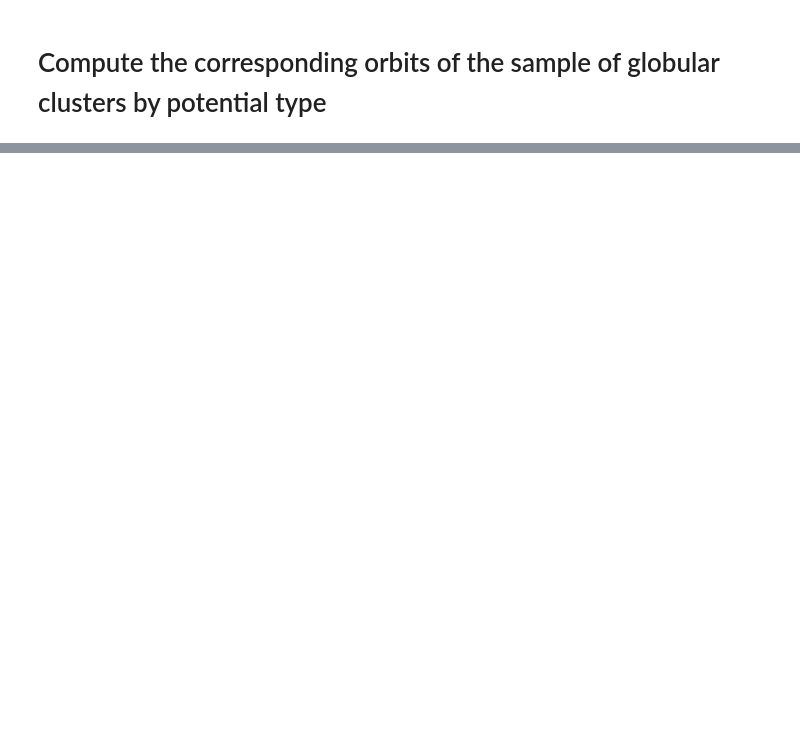
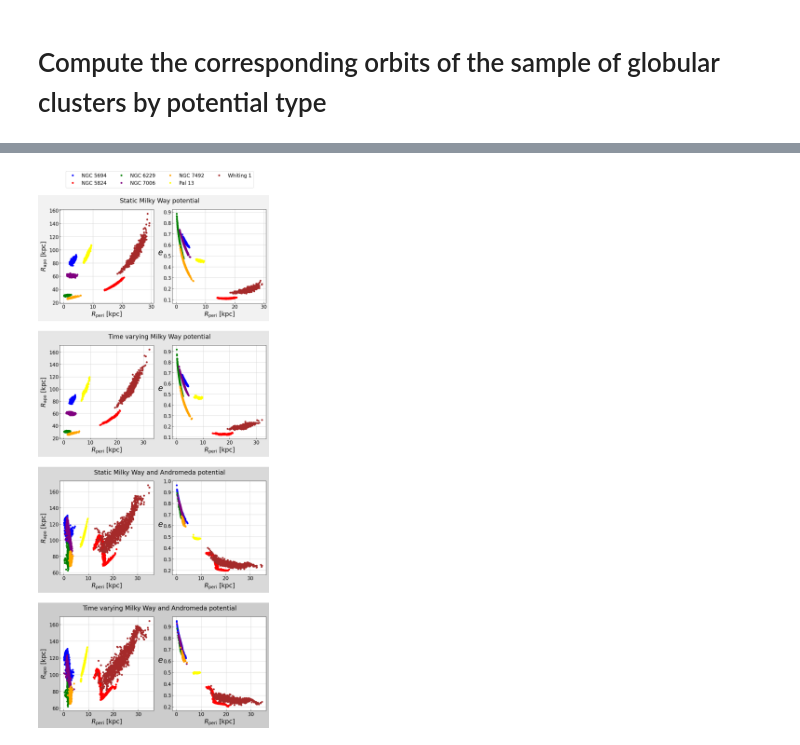
Before and after one commit to LCIJ/TTB2024, a Jupyter notebook: Monte_Carlo_simulations_orbits.ipynb, the cells around one changed output, grey strips where cells are left out. Cells and saved outputs as stored; diff of their text form; code cells hidden in the pictures; blank space fills up the shorter version.

```diff
--- a/Monte_Carlo_simulations_orbits.ipynb
+++ b/Monte_Carlo_simulations_orbits.ipynb
@@ -2621,0 +2476,66 @@ df
+# %%
+# Define colors and labels globally
+colors = ['blue', 'red', 'green', 'purple', 'orange', 'yellow', 'brown']
+labels = ['NGC 5694', 'NGC 5824', 'NGC 6229', 'NGC 7006', 'NGC 7492', 'Pal 13', 'Whiting 1']
+
+# Data variables (replace with your actual data)
+Rperi_data = [[Rperi_11, Rperi_12, Rperi_13, Rperi_14, Rperi_15, Rperi_16, Rperi_17],
+              [Rperi_21, Rperi_22, Rperi_23, Rperi_24, Rperi_25, Rperi_26, Rperi_27],
+              [Rperi_31, Rperi_32, Rperi_33, Rperi_34, Rperi_35, Rperi_36, Rperi_37],
+              [Rperi_41, Rperi_42, Rperi_43, Rperi_44, Rperi_45, Rperi_46, Rperi_47]]
+Rapo_data = [[Rapo_11, Rapo_12, Rapo_13, Rapo_14, Rapo_15, Rapo_16, Rapo_17],
+             [Rapo_21, Rapo_22, Rapo_23, Rapo_24, Rapo_25, Rapo_26, Rapo_27],
+             [Rapo_31, Rapo_32, Rapo_33, Rapo_34, Rapo_35, Rapo_36, Rapo_37],
+             [Rapo_41, Rapo_42, Rapo_43, Rapo_44, Rapo_45, Rapo_46, Rapo_47]]
+el_data = [[el_11, el_12, el_13, el_14, el_15, el_16, el_17],
+           [el_21, el_22, el_23, el_24, el_25, el_26, el_27],
+           [el_31, el_32, el_33, el_34, el_35, el_36, el_37],
+           [el_41, el_42, el_43, el_44, el_45, el_46, el_47]]
+
+# Set up figure and subfigures
+fig = plt.figure(figsize=(12, 24))
+subfig_titles = ['Static Milky Way potential', 'Time varying Milky Way potential',
+                 'Static Milky Way and Andromeda potential', 'Time varying Milky Way and Andromeda potential']
+facecolors = ['0.95', '0.90', '0.85', '0.80']
+subfigs = fig.subfigures(4, 1, hspace=0.08)
+
+def setup_ax(ax, xlabel, ylabel, labelsize=20, grid_color='0.8'):
+    """Set up axis labels, grid, and aspect ratio."""
+    ax.set_xlabel(xlabel, fontsize=labelsize)
+    if ylabel == r"$\mathit{e}$":
+        ax.set_ylabel(ylabel, fontsize=25, rotation=0, labelpad=10)
+    else:
+        ax.set_ylabel(ylabel, fontsize=labelsize)
+    ax.grid(color=grid_color)
+    ax.set_box_aspect(1)
+    ax.tick_params(axis='both', which='major', direction='in', labelsize=16)
+    ax.tick_params(axis='both', which='minor', direction='in', labelsize=16)
+
+def plot_orbit_data(ax, xdata, ydata):
+    """Plot orbit data with colors and labels."""
+    for i, (x, y) in enumerate(zip(xdata, ydata)):
+        ax.plot(x, y, color=colors[i], ls='', marker='.', markersize=10, label=labels[i])
+    ax.legend(loc='best', fontsize=10)
+    ax.get_legend().remove()
+
+# Create subfigures and subplots
+for i, (subfig, title, facecolor) in enumerate(zip(subfigs, subfig_titles, facecolors)):
+    subfig.suptitle(title, fontsize=20)
+    subfig.set_facecolor(facecolor)
+    ax1, ax2 = subfig.subplots(1, 2)
+
+    # Plot Rperi vs Rapo
+    plot_orbit_data(ax1, Rperi_data[i], Rapo_data[i])
+    setup_ax(ax1, r"$R_{\rm peri}$ [kpc]", r"$R_{\rm apo}$ [kpc]")
+
+    # Plot Rperi vs eccentricity
+    plot_orbit_data(ax2, Rperi_data[i], el_data[i])
+    setup_ax(ax2, r"$R_{\rm peri}$ [kpc]", r"$\mathit{e}$")
+
+# Adjust legend position and save figure
+fig.legend(labels, loc='upper center', bbox_to_anchor=(0.5, 1.05), ncol=4, fontsize=16)
+plt.subplots_adjust(top=0.92)  # Adjusts layout to avoid overlap
+plt.savefig("Images/apo_peri_e/peri_apo_epsilon.png", bbox_inches='tight')
+plt.show()
+# %% [output]
+[figure, added]
```
Also changed, not shown: parts of 43 cells of this notebook, 2 other files.
